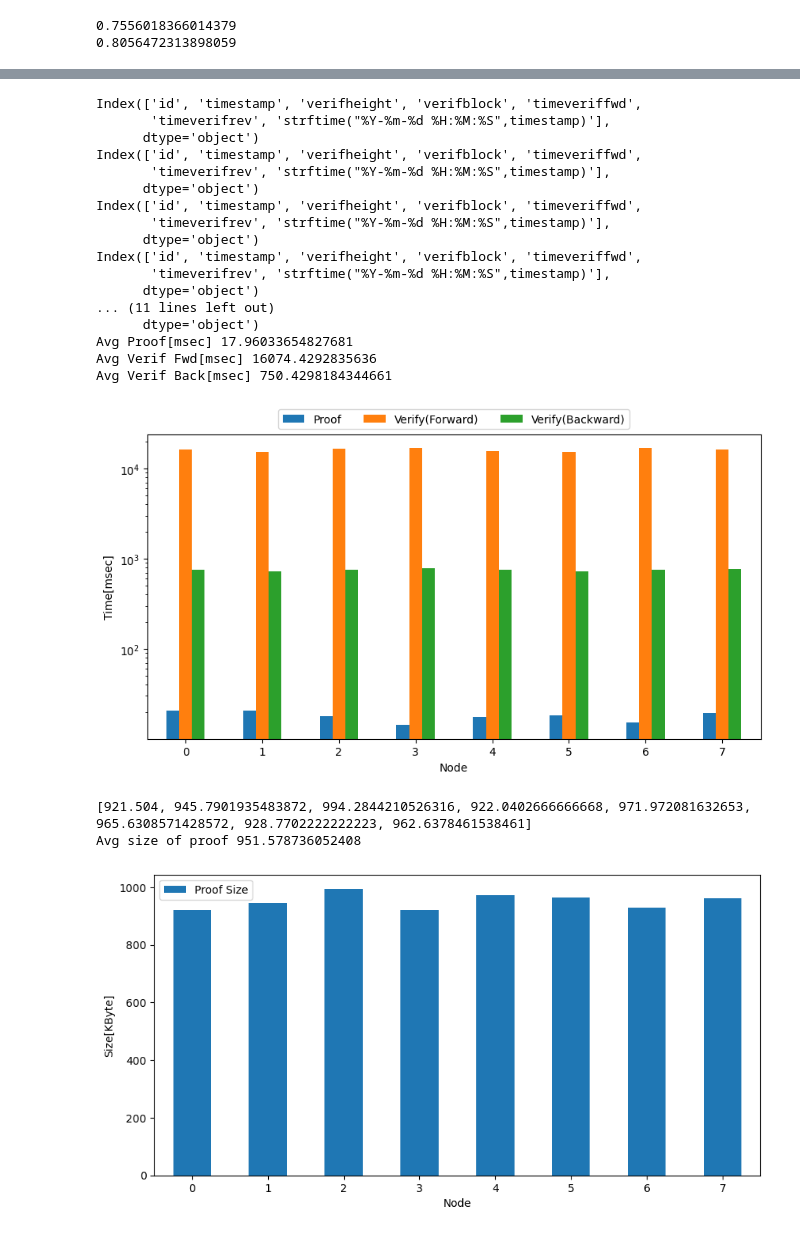
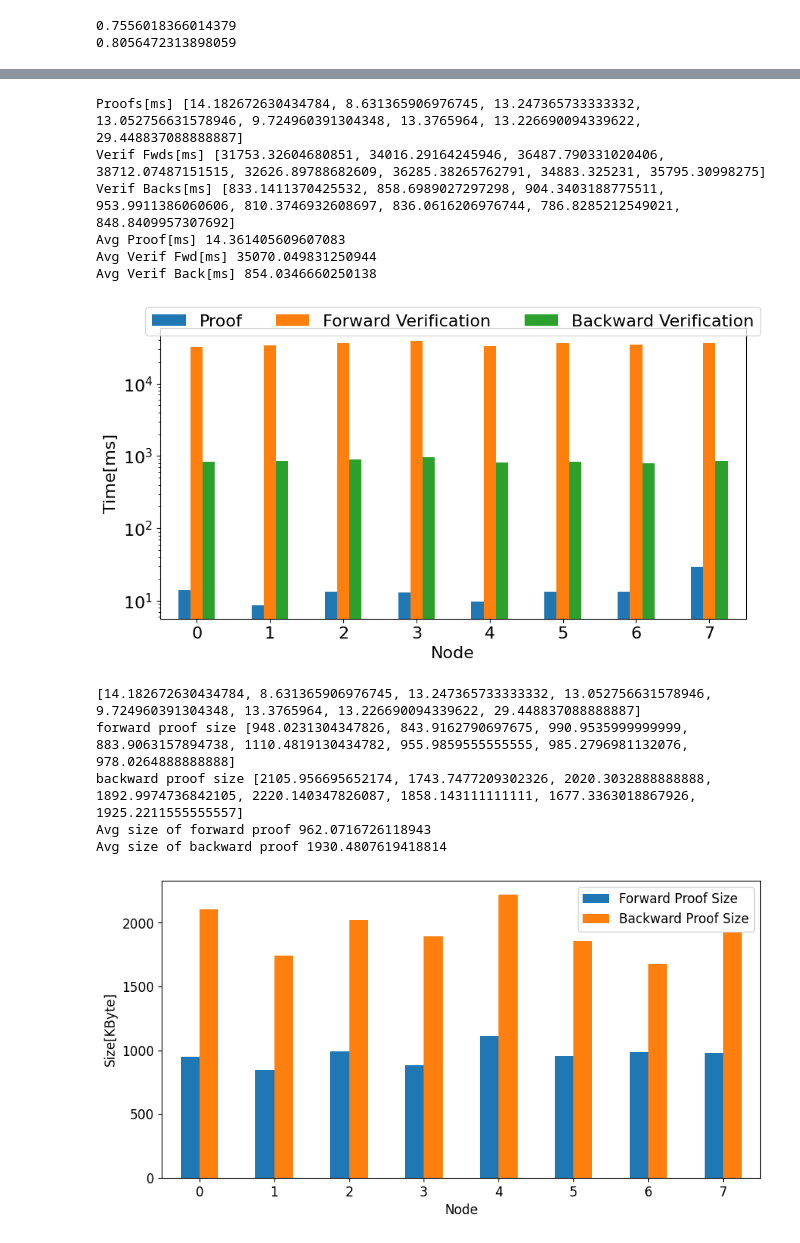
Before and after one commit to JunwookHeo/bcsos, a Jupyter notebook: python_utils/VisualPoS.ipynb, the cells around one changed output, grey strips where cells are left out. Drawn from its saved outputs; the diff is of its cells as text; code cells hidden in the pictures.

```diff
--- a/python_utils/VisualPoS.ipynb
+++ b/python_utils/VisualPoS.ipynb
@@ -69,7 +69,7 @@ import os
 
 # PATH = "../blockchainnode/db_nodes"
 # PATH = "/Users/jwheo/Projects/bcsos/PoS_20221130_083413"
-PATH = "/Users/jwheo/Projects/bcsos/PPoS_ext_64_averf_20230920_080815"
+PATH = "/Users/jwheo/Projects/bcsos/PPOS_EXT_64_btc_20231004_080506"
 
 fdbs = [os.path.join(PATH, f) for f in os.listdir(PATH) if f.split(".")[-1] == 'db']
 if len(fdbs) == 0:
@@ -122,6 +125,8 @@ Entropy Verification 0.9931367432025611
 # %%
 # Avg. Time chart for proof and verify
 from matplotlib import pyplot as plt
+
+df_csv = pd.DataFrame()
 
 unit = 1000000 #msec
 dfs = load_data_from_db(fdbs, 'prooftbl')
@@ -134,7 +139,7 @@ dfs = load_data_from_db(fdbs, 'veriftbl')
 veriffwd = []
 verifrev = []
 for i, df in enumerate(dfs):
-    print(df.columns)
+    # print(df.columns)
     veriffwd.append(df['timeveriffwd'].mean()/unit)
     verifrev.append(df['timeverifrev'].mean()/unit)
 # print(veriffwd)
@@ -142,10 +147,10 @@ for i, df in enumerate(dfs):
 
 ch_list = [proof, veriffwd, verifrev]
 bdf = pd.DataFrame(ch_list).transpose()
-bdf.columns = ['Proof', 'Verify(Forward)', 'Verify(Backward)']
+bdf.columns = ['Proof', 'Forward Verification', 'Backward Verification']
 ax = bdf.plot.bar(rot=0, figsize=(10, 5))
 plt.xlabel("Node")
-plt.ylabel("Time[msec]")
+plt.ylabel("Time[ms]")
 # plt.legend(loc='right')
 ax.set_yscale('log')
 ax.legend(loc='upper center', bbox_to_anchor=(0.5, 1.1),
@@ -153,49 +158,60 @@ ax.legend(loc='upper center', bbox_to_anchor=(0.5, 1.1),
 
 plt.savefig('Avg_Time_Proof_Verify.png', dpi=300, bbox_inches='tight')
 
-print('Avg Proof[msec]', sum(proof)/len(proof))
-print('Avg Verif Fwd[msec]', sum(veriffwd)/len(veriffwd))
-print('Avg Verif Back[msec]', sum(verifrev)/len(verifrev))
+print('Proofs[ms]', proof)
+print('Verif Fwds[ms]', veriffwd)
+print('Verif Backs[ms]', verifrev)
+
+df_csv['Proof Time'] = proof
+df_csv['Forward Verification Time'] = veriffwd
+df_csv['Backward Verification Time'] = verifrev
+
+print('Avg Proof[ms]', sum(proof)/len(proof))
+print('Avg Verif Fwd[ms]', sum(veriffwd)/len(veriffwd))
+print('Avg Verif Back[ms]', sum(verifrev)/len(verifrev))
 # %% [output]
-Index(['id', 'timestamp', 'verifheight', 'verifblock', 'timeveriffwd',
-       'timeverifrev', 'strftime("%Y-%m-%d %H:%M:%S",timestamp)'],
-      dtype='object')
-Index(['id', 'timestamp', 'verifheight', 'verifblock', 'timeveriffwd',
-       'timeverifrev', 'strftime("%Y-%m-%d %H:%M:%S",timestamp)'],
-      dtype='object')
-Index(['id', 'timestamp', 'verifheight', 'verifblock', 'timeveriffwd',
-       'timeverifrev', 'strftime("%Y-%m-%d %H:%M:%S",timestamp)'],
-      dtype='object')
-Index(['id', 'timestamp', 'verifheight', 'verifblock', 'timeveriffwd',
-       'timeverifrev', 'strftime("%Y-%m-%d %H:%M:%S",timestamp)'],
-      dtype='object')
-... (11 lines left out)
-      dtype='object')
-Avg Proof[msec] 17.96033654827681
-Avg Verif Fwd[msec] 16074.4292835636
-Avg Verif Back[msec] 750.4298184344661
+Proofs[ms] [14.182672630434784, 8.631365906976745, 13.247365733333332, 13.052756631578946, 9.724960391304348, 13.3765964, 13.226690094339622, 29.448837088888887]
+Verif Fwds[ms] [31753.32604680851, 34016.29164245946, 36487.790331020406, 38712.07487151515, 32626.89788682609, 36285.38265762791, 34883.325231, 35795.30998275]
+Verif Backs[ms] [833.1411370425532, 858.6989027297298, 904.3403188775511, 953.9911386060606, 810.3746932608697, 836.0616206976744, 786.8285212549021, 848.8409957307692]
+Avg Proof[ms] 14.361405609607083
+Avg Verif Fwd[ms] 35070.049831250944
+Avg Verif Back[ms] 854.0346660250138
-[figure, old version]
+[figure, new version]
 # %%
 # Avg. Size chart for proof
 from matplotlib import pyplot as plt
 
+plt.rcParams.update({'font.size': 12})
+
 unit = 1000 #kbyte
 dfs = load_data_from_db(fdbs, 'prooftbl')
-proof = []
+prooffwd = []
+proofbck = []
 for i, df in enumerate(dfs):
-    proof.append(df['sizegenproof'].mean()/unit)
+    prooffwd.append(df['sizefwdproof'].mean()/unit)
+    proofbck.append(df['sizebckproof'].mean()/unit)
 print(proof)
 
-ch_list = [proof]
+ch_list = [prooffwd, proofbck]
 bdf = pd.DataFrame(ch_list).transpose()
-bdf.columns = ['Proof Size']
+bdf.columns = ['Forward Proof Size', 'Backward Proof Size']
 ax = bdf.plot.bar(rot=0, figsize=(10, 5))
 plt.xlabel("Node")
 plt.ylabel("Size[KByte]")
 plt.savefig('Avg_Size_Proof.png', dpi=300, bbox_inches='tight')
 
-print('Avg size of proof', sum(proof)/len(proof))
+print('forward proof size', prooffwd)
+print('backward proof size', proofbck)
+
+df_csv['Forward Proof Size'] = prooffwd
+df_csv['Backward Proof Size'] = proofbck
+
+print('Avg size of forward proof', sum(prooffwd)/len(prooffwd))
+print('Avg size of backward proof', sum(proofbck)/len(proofbck))
 # %% [output]
-[921.504, 945.7901935483872, 994.2844210526316, 922.0402666666668, 971.972081632653, 965.6308571428572, 928.7702222222223, 962.6378461538461]
-Avg size of proof 951.578736052408
+[14.182672630434784, 8.631365906976745, 13.247365733333332, 13.052756631578946, 9.724960391304348, 13.3765964, 13.226690094339622, 29.448837088888887]
+forward proof size [948.0231304347826, 843.9162790697675, 990.9535999999999, 883.9063157894738, 1110.4819130434782, 955.9859555555555, 985.2796981132076, 978.0264888888888]
+backward proof size [2105.956695652174, 1743.7477209302326, 2020.3032888888888, 1892.9974736842105, 2220.140347826087, 1858.143111111111, 1677.3363018867926, 1925.2211555555557]
+Avg size of forward proof 962.0716726118943
+Avg size of backward proof 1930.4807619418814
-[figure, old version]
+[figure, new version]
```
Also changed, not shown: parts of 9 cells of this notebook, 4 other files.
